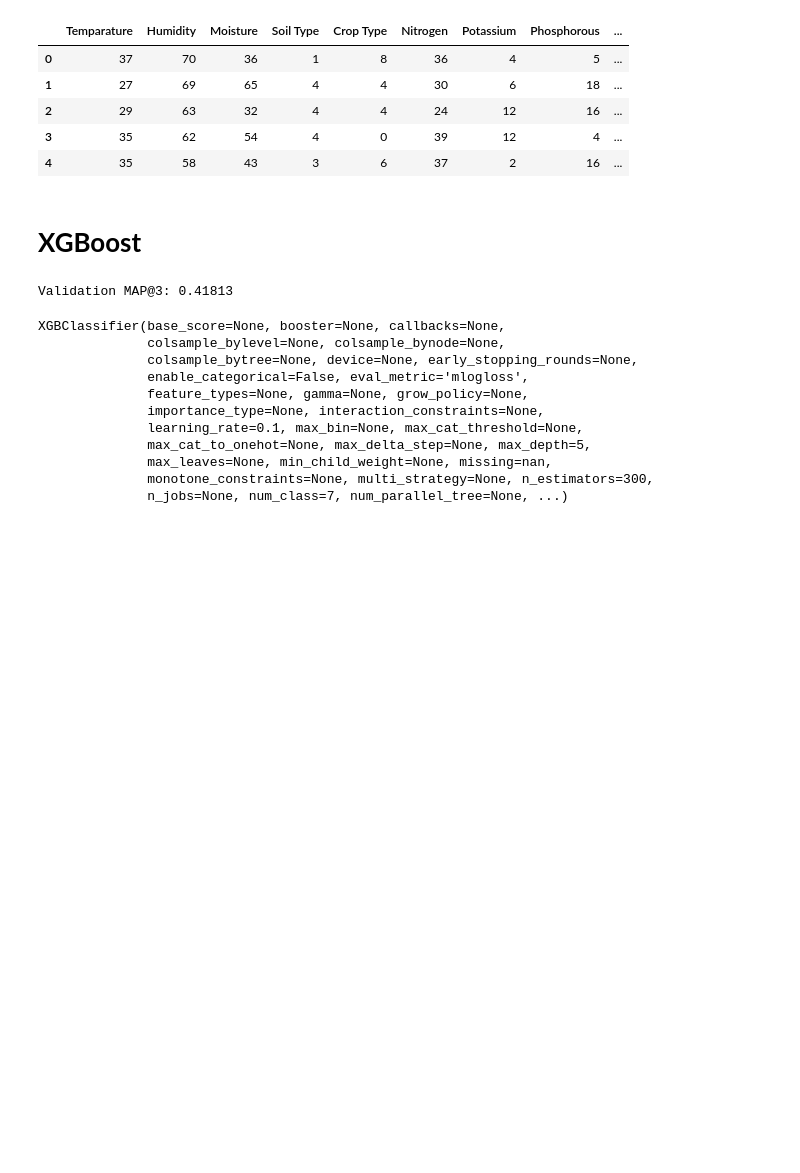
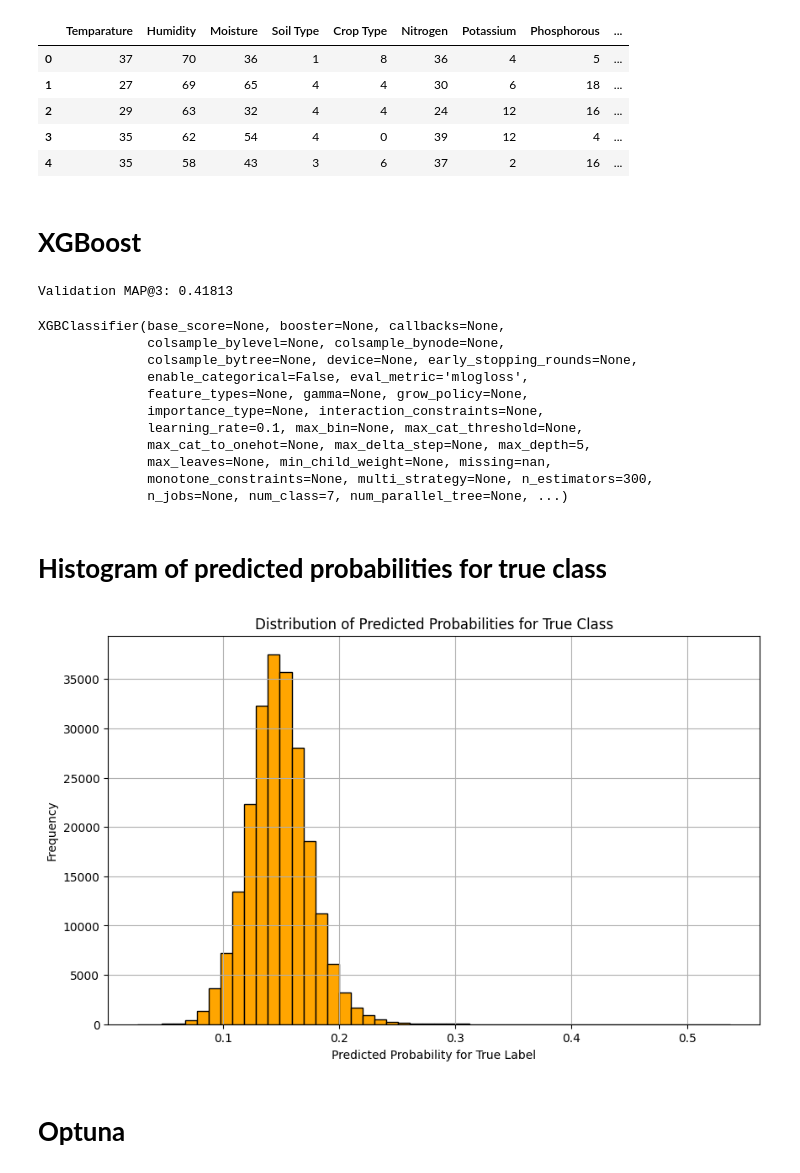
Before and after one commit to FastBackendML/Kaggle-projects, a Jupyter notebook: fertilizer-prediction-with-xgboost-map-3.ipynb, the cells around one changed output. Drawn from its saved outputs; the diff is of its cells as text; code cells hidden in the pictures; blank space fills up the shorter version.

```diff
--- a/fertilizer-prediction-with-xgboost-map-3.ipynb
+++ b/fertilizer-prediction-with-xgboost-map-3.ipynb
@@ -573,0 +566,16 @@ submission.to_csv('submission.csv', index=False)
+# %% [markdown]
+# **Histogram of predicted probabilities for true class**
+# %%
+true_class_probs = val_proba[np.arange(len(y_val)), y_val]
+
+plt.figure(figsize=(10, 6))
+plt.hist(true_class_probs, bins=50, color='orange', edgecolor='black')
+plt.title('Distribution of Predicted Probabilities for True Class')
+plt.xlabel('Predicted Probability for True Label')
+plt.ylabel('Frequency')
+plt.grid(True)
+plt.show()
+# %% [output]
+[figure, added]
+# %% [markdown]
+# **Optuna**
```
Also changed, not shown: parts of 13 cells of this notebook.
